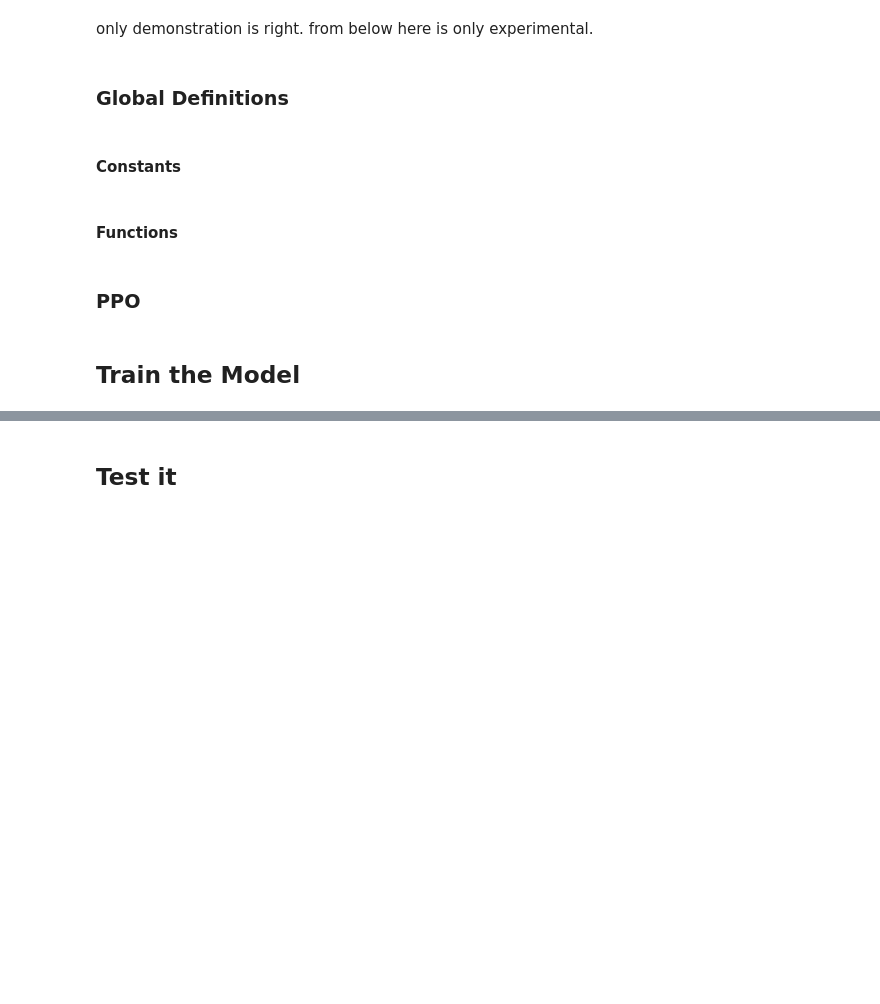
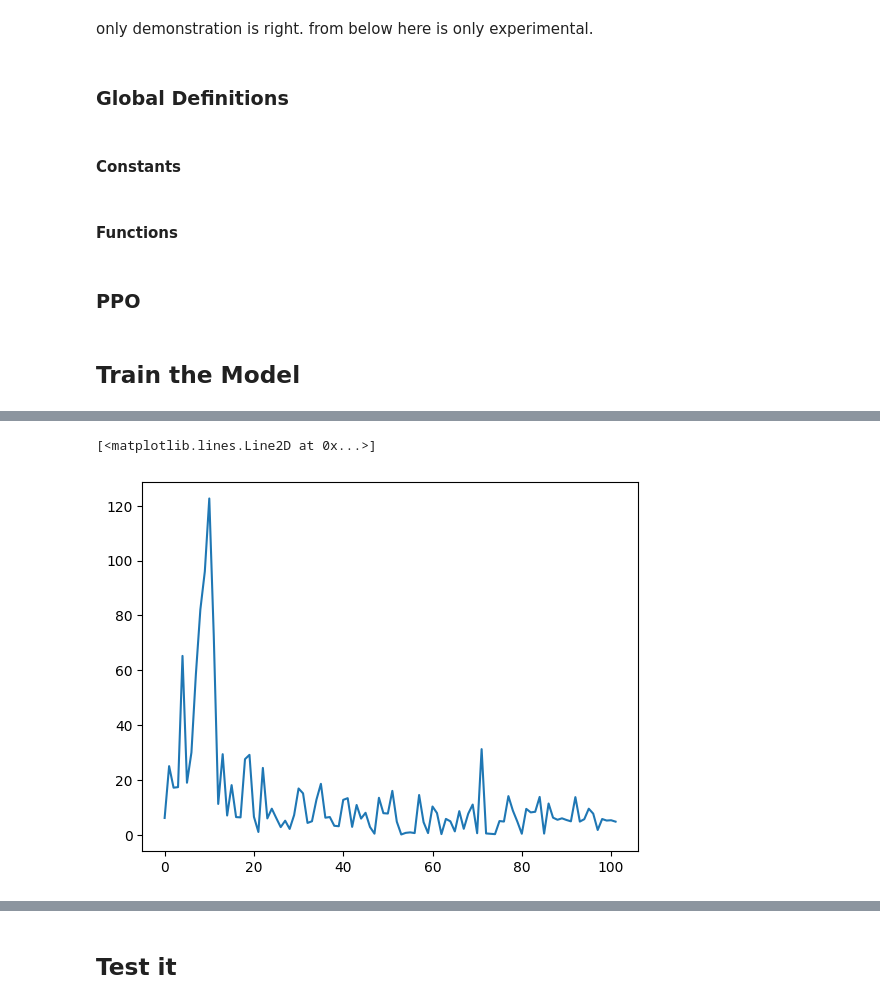
Before and after one commit to tr0fin0/ensta_CSC_52081_EP_project, a Jupyter notebook: src/dev/CSC_52081_EP_PPO.ipynb, the cells around one changed output, grey strips where cells are left out. Drawn from its saved outputs; the diff is of its cells as text; code cells hidden in the pictures; blank space fills up the shorter version.

```diff
--- a/src/dev/CSC_52081_EP_PPO.ipynb
+++ b/src/dev/CSC_52081_EP_PPO.ipynb
@@ -310,7 +328,6 @@ class PPO():
 # %% [markdown]
 ## Train the Model
 # %%
-device = torch.device("cpu")
 from plot_reward import plot_reward
 
 MODEL_LOAD = False
@@ -342,7 +359,8 @@ for episode in range(EPISODES):
     value_losses = []
     policy_losses = []
 
-    action = agent.take_action(state)  # Convert action to numpy
+    action, log_prob = agent.take_action(state)  # Convert to numpy
+    action = action.squeeze(0).to("cpu").numpy()
 
     while not done:
         next_state, reward, terminated, truncated, info = env.step(action)
@@ -353,17 +371,23 @@ for episode in range(EPISODES):
         done = terminated or truncated
 
         # Store transition
-        agent.add_sample(state, action, reward, next_state, done)
+        agent.add_sample(state, action, reward, next_state, done, log_prob)
 
         state = next_state
-        action = agent.take_action(state)  # Convert to numpy
+        action, log_prob = agent.take_action(state)  # Convert to numpy
+        action = action.squeeze(0).to("cpu").numpy()
 
     # PPO updates after collecting enough samples
-    if episode % target_network_sync_period == 0 and agent.buffer._storage.size >= BATCH_SIZE:
+    if len(agent.buffer) >= BATCH_SIZE:
         for _ in range(agent.epochs):  # PPO does multiple updates per cycle
             value_loss, policy_loss = agent.update()
             value_losses.append(value_loss)
             policy_losses.append(policy_loss)
+
+        if len(agent.buffer) >= 2 * BATCH_SIZE:  # Only clear after another batch is filled
+            agent.buffer = TensorDictReplayBuffer(
+                storage=LazyMemmapStorage(agent.buffer_size, device=torch.device('cpu'))
+            )
 
     # Save the model periodically
     if episode % interval_save == 0:
@@ -375,7 +399,7 @@ for episode in range(EPISODES):
     episode_value_losses.append(np.mean(value_losses) if value_losses else 0)
     episode_policy_losses.append(np.mean(policy_losses) if policy_losses else 0)
 
-    plot_reward(episode_rewards)  # Update reward plot
+    plot_reward(episode, episode_rewards, episode_length)  # Update reward plot
 
 # Save final model
 agent.save()
@@ -389,0 +417,5 @@ plot_learning_curve(episode_rewards)
+# %%
+plt.plot(episode_value_losses, label="Value Loss")
+# %% [output]
+[<matplotlib.lines.Line2D at 0x...>]
+[figure, added]
```
Also changed, not shown: parts of 9 cells of this notebook, 7 other files.
